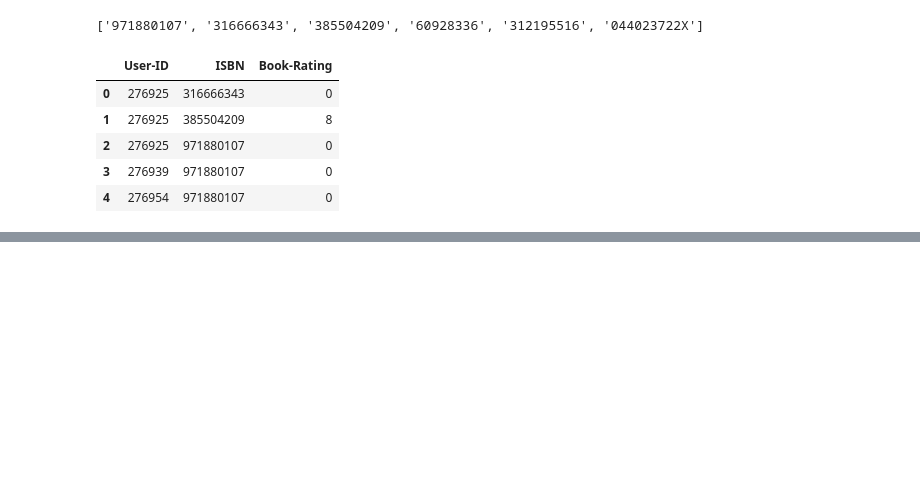
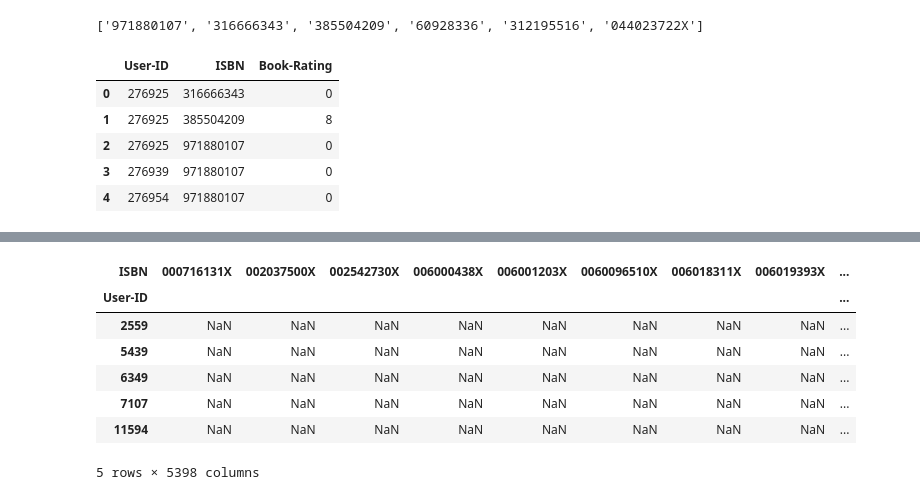
Before and after one commit to ZachMajernik/DataScience2, a Jupyter notebook: Launch&ExitTickets/ExitTicket_3-28.ipynb, the cells around one changed output, grey strips where cells are left out. Drawn from its saved outputs; the diff is of its cells as text; code cells hidden in the pictures; blank space fills up the shorter version.

```diff
--- a/Launch&ExitTickets/ExitTicket_3-28.ipynb
+++ b/Launch&ExitTickets/ExitTicket_3-28.ipynb
@@ -81,0 +153,16 @@ print(bestClusters)
+# %%
+clusterUsers = filteredRatings.loc[filteredRatings.loc[:,'cluster'] == 19]['User-ID'].unique()
+filteredRatings = ratings.loc[ratings['User-ID'].isin(clusterUsers)].reset_index(drop=True)
+moviesSeen = filteredRatings.loc[filteredRatings.loc[:,'User-ID'] == 805]['ISBN'].unique()
+filteredRatings = filteredRatings[~filteredRatings['ISBN'].isin(moviesSeen)].reset_index(drop=True)
+filteredRatings = filteredRatings.pivot(index='User-ID', columns='ISBN', values='Book-Rating')
+filteredRatings.head()
+# %% [output]
+| ISBN | 000716131X | 002037500X | 002542730X | 006000438X | 006001203X | 0060096510X | 006018311X | 006019393X | ... |
+| User-ID |  |  |  |  |  |  |  |  | ... |
+| 2559 | NaN | NaN | NaN | NaN | NaN | NaN | NaN | NaN | ... |
+| 5439 | NaN | NaN | NaN | NaN | NaN | NaN | NaN | NaN | ... |
+| 6349 | NaN | NaN | NaN | NaN | NaN | NaN | NaN | NaN | ... |
+| 7107 | NaN | NaN | NaN | NaN | NaN | NaN | NaN | NaN | ... |
+| 11594 | NaN | NaN | NaN | NaN | NaN | NaN | NaN | NaN | ... |
+5 rows × 5398 columns
```
Also changed, not shown: parts of 20 cells of this notebook.
